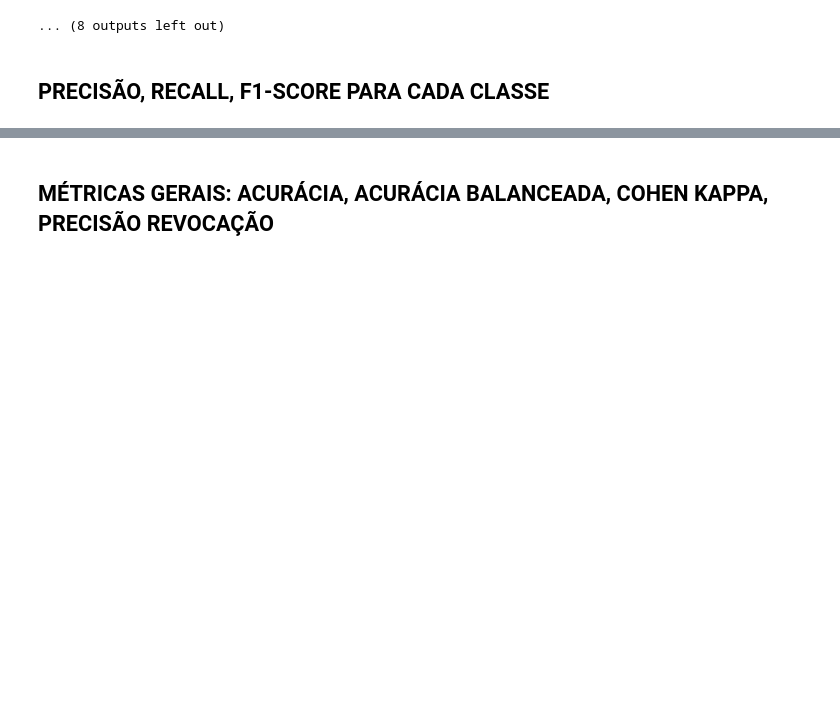
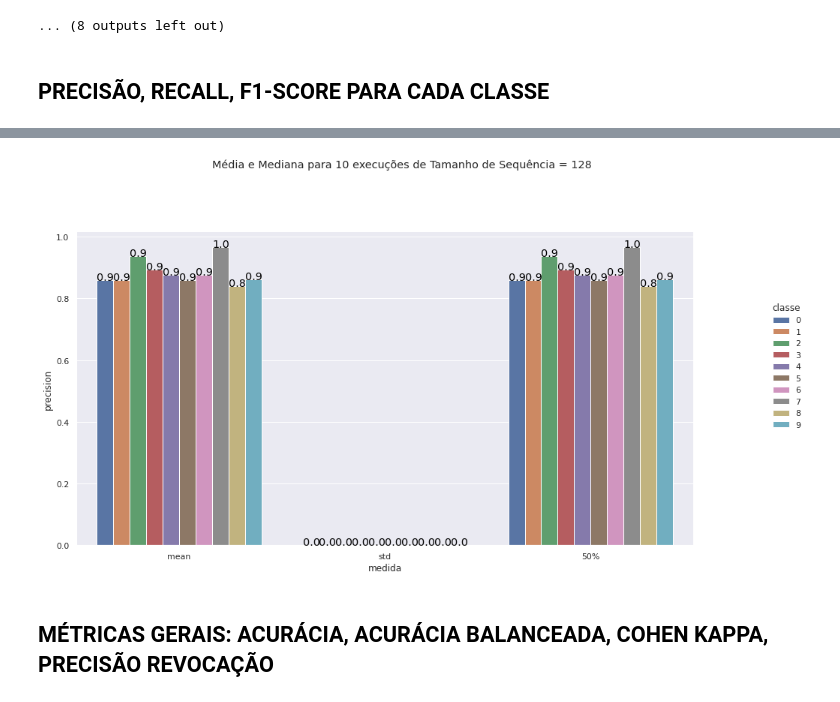
Before and after one commit to HedersonSantos/Noticias, a Jupyter notebook: BERT/BERTimbau_noticias.ipynb, the cells around one changed output, grey strips where cells are left out. Saved outputs shown, nothing was run; the diff lists cells and outputs as text; code cells hidden in the pictures; blank space fills up the shorter version.

```diff
--- a/BERT/BERTimbau_noticias.ipynb
+++ b/BERT/BERTimbau_noticias.ipynb
@@ -650,8 +650,8 @@ for classe in range(10):
   dfDesc['classe']=classe
   frame.append(dfDesc)
 dfMedidas = pd.concat(frame, sort=False)
-dfMedidas = dfMedidas[dfMedidas['medida']!='count']
-dfMedidas[(dfMedidas['medida']=='mean') | (dfMedidas['medida']=='std') | (dfMedidas['medida']=='50%') ].sort_values(by=['medida','classe']).reset_index().drop('index',axis=1).T
+dfMedidas = dfMedidas[(dfMedidas['medida']=='mean') | (dfMedidas['medida']=='std') | (dfMedidas['medida']=='50%')]
+dfMedidas.sort_values(by=['medida','classe']).reset_index().drop('index',axis=1).T
 # %% [output]
 |  | 0 | 1 | 2 | 3 | 4 | 5 | 6 | 7 | 8 | 9 | 10 | ... |
 | medida | 50% | 50% | 50% | 50% | 50% | 50% | 50% | 50% | 50% | 50% | mean | ... |
@@ -662,3 +676,19 @@ dfMedidas[(dfMedidas['medida']=='mean') | (dfMedidas['medida']=='std') | (dfMedi
+# %%
+g = sns.catplot(x='medida', y='precision', hue='classe', data=dfMedidas, kind='bar', height=8.0)
+g.fig.set_size_inches(15,8)
+g.fig.subplots_adjust(top=0.81,right=0.86)
+g.fig.suptitle('Média e Mediana para 10 execuções de Tamanho de Sequência = ' +  str(processo.MAX_SEQ_LEN))
+
+ax = g.facet_axis(0,0)
+for p in ax.patches:
+    ax.text(p.get_x() ,
+            p.get_height() ,
+           '{0:.1f}'.format(p.get_height()),
+            color='black',
+            rotation='horizontal',
+            size='large')
+# %% [output]
+[figure, added]
 # %% [markdown]
 ## MÉTRICAS GERAIS: ACURÁCIA, ACURÁCIA BALANCEADA, COHEN KAPPA, PRECISÃO REVOCAÇÃO
 # %%
```
Also changed, not shown: parts of 1 cell of this notebook.
